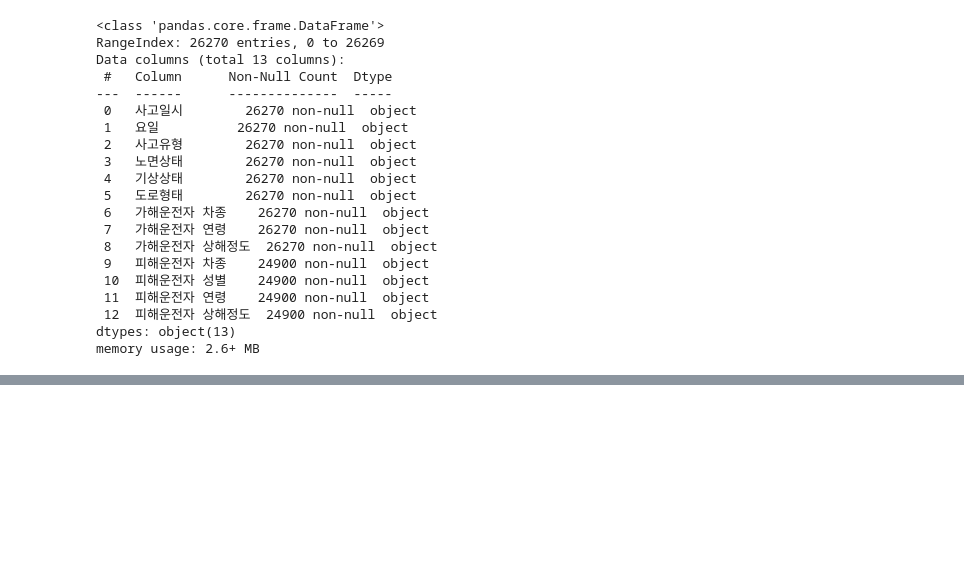
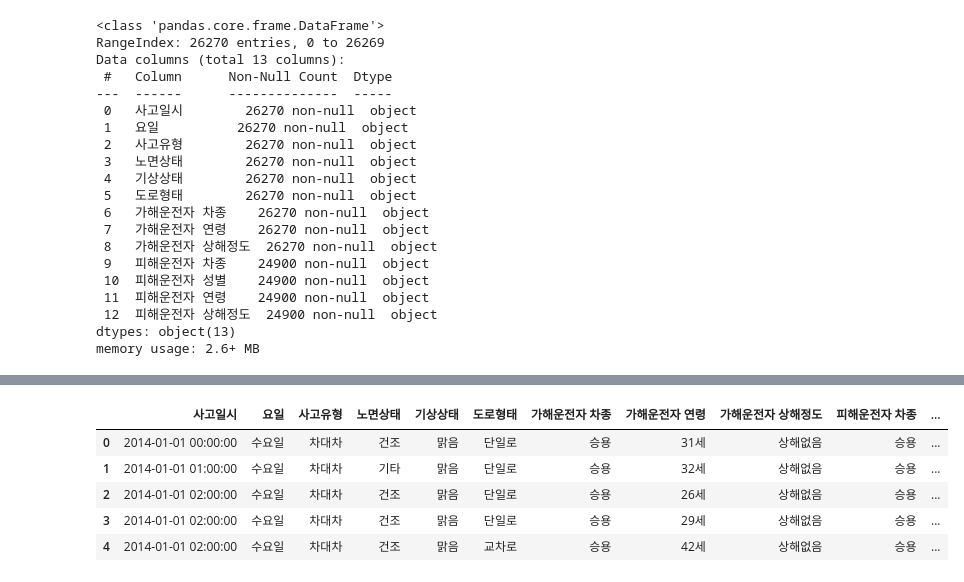
Before and after one commit to Youngjun-Taia/hangover, a Jupyter notebook: data_concat.ipynb, the cells around one changed output, grey strips where cells are left out. Saved outputs shown, nothing was run; the diff lists cells and outputs as text; code cells hidden in the pictures; blank space fills up the shorter version.

```diff
--- a/data_concat.ipynb
+++ b/data_concat.ipynb
@@ -123,0 +137,2 @@ memory usage: 2.6+ MB
+# %%
+data['사고유형'] = data['사고유형'].apply(lambda x: x.split()[0])
@@ -123,0 +144,2 @@ memory usage: 2.6+ MB
+# %%
+data['도로형태'] = data['도로형태'].apply(lambda x: x.split()[0])
@@ -123,0 +151,17 @@ memory usage: 2.6+ MB
+# %%
+data['가해운전자 차종'] = data['가해운전자 차종'].replace('승합', '승용')
+data['가해운전자 차종'] = data['가해운전자 차종'].replace('건설기계', '화물')
+data['가해운전자 차종'] = data['가해운전자 차종'].replace('원동기', '이륜')
+data['가해운전자 차종'] = data['가해운전자 차종'].replace('개인형이동수단(PM)', '자전거')
+
+valid = ['승용', '화물', '보행자', '이륜', '자전거']
+data = data[data['가해운전자 차종'].isin(valid)]
+# %%
+data.head()
+# %% [output]
+|  | 사고일시 | 요일 | 사고유형 | 노면상태 | 기상상태 | 도로형태 | 가해운전자 차종 | 가해운전자 연령 | 가해운전자 상해정도 | 피해운전자 차종 | ... |
+| 0 | 2014-01-01 00:00:00 | 수요일 | 차대차 | 건조 | 맑음 | 단일로 | 승용 | 31세 | 상해없음 | 승용 | ... |
+| 1 | 2014-01-01 01:00:00 | 수요일 | 차대차 | 기타 | 맑음 | 단일로 | 승용 | 32세 | 상해없음 | 승용 | ... |
+| 2 | 2014-01-01 02:00:00 | 수요일 | 차대차 | 건조 | 맑음 | 단일로 | 승용 | 26세 | 상해없음 | 승용 | ... |
+| 3 | 2014-01-01 02:00:00 | 수요일 | 차대차 | 건조 | 맑음 | 단일로 | 승용 | 29세 | 상해없음 | 승용 | ... |
+| 4 | 2014-01-01 02:00:00 | 수요일 | 차대차 | 건조 | 맑음 | 교차로 | 승용 | 42세 | 상해없음 | 승용 | ... |
```
Also changed, not shown: parts of 23 cells of this notebook, 1 other file.
